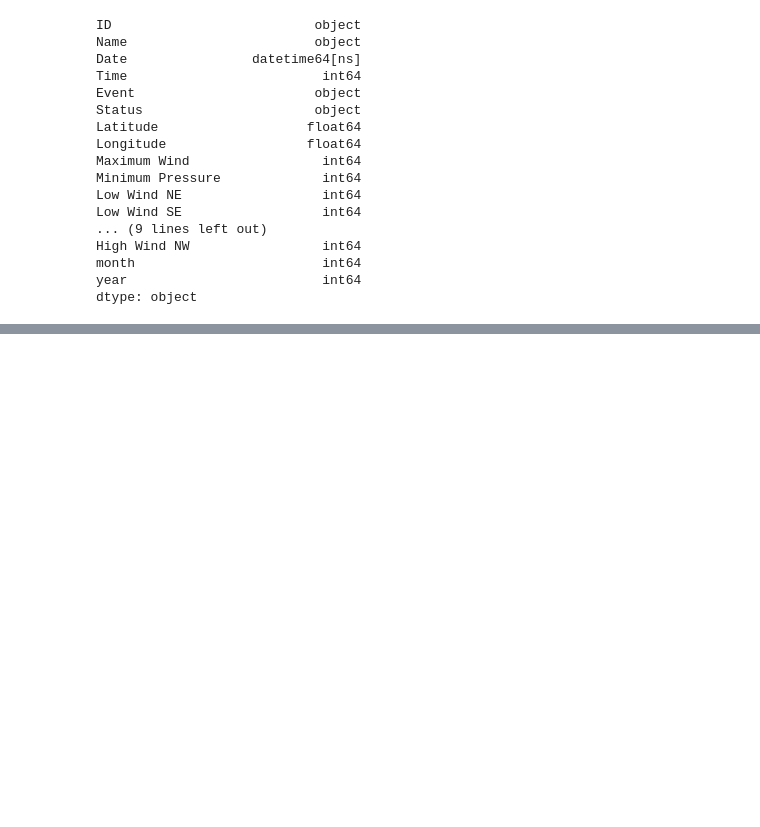
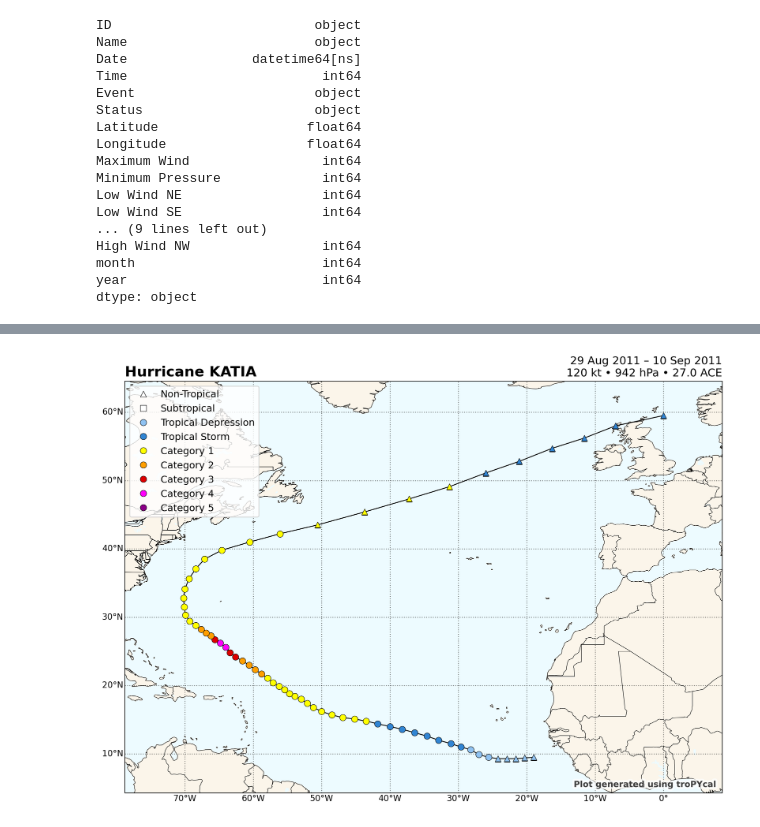
Before and after one commit to reneroliveira/Hurricane_Project, a Jupyter notebook: Exploratory_Data_Analysis.ipynb, the cells around one changed output, grey strips where cells are left out. Drawn from its saved outputs; the diff is of its cells as text; code cells hidden in the pictures; blank space fills up the shorter version.

```diff
--- a/Exploratory_Data_Analysis.ipynb
+++ b/Exploratory_Data_Analysis.ipynb
@@ -346,4 +346,7 @@ hurdat = tracks.TrackDataset(basin='north_atlantic')
 # %%
 import cartopy.crs as ccrs
-storm = hurdat.get_storm(('igor',2010))
-storm.plot()
+katia = hurdat.get_storm(('katia',2011))
+ophelia =  hurdat.get_storm(('ophelia',2011))
+katia.plot()
+# %% [output]
+[figure, added]
```
Also changed, not shown: parts of 4 cells of this notebook.
